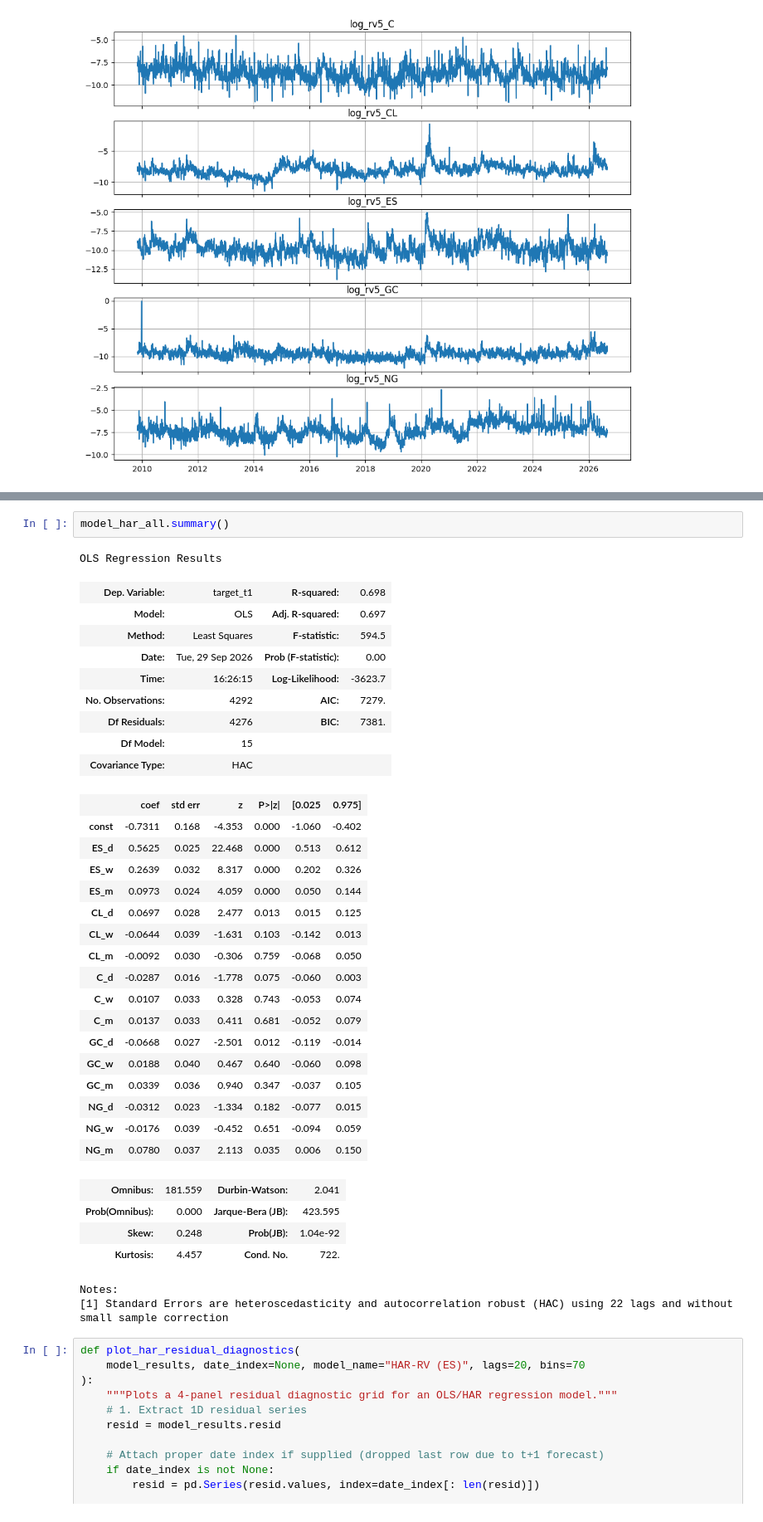
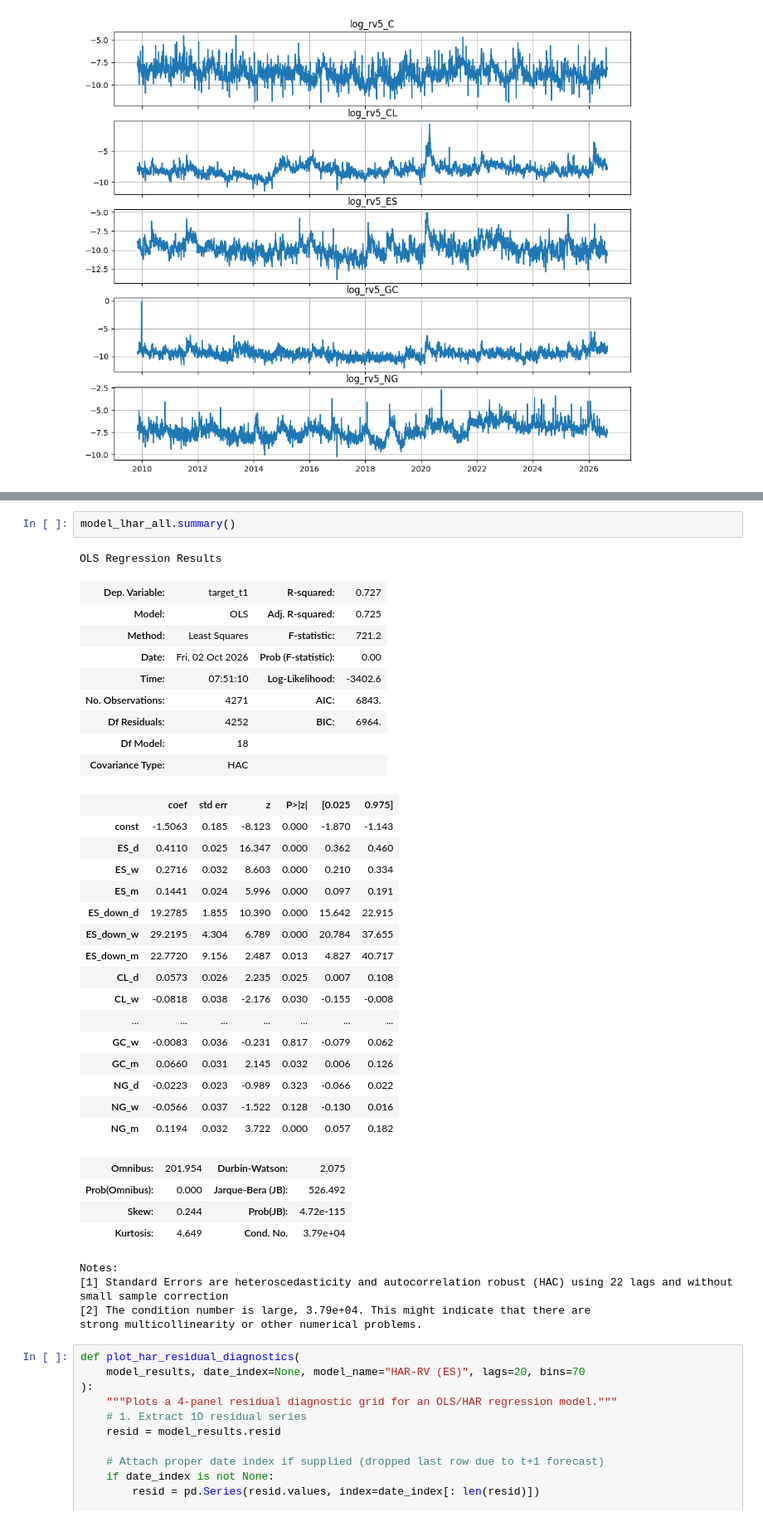
Before and after one commit to Deangr-econ/Quant_methods_project, a Jupyter notebook: HAR_QTFE.ipynb, the cells around one changed output, grey strips where cells are left out. Shown at 83% size. Cells and saved outputs as stored; diff of their text form.

```diff
--- a/HAR_QTFE.ipynb
+++ b/HAR_QTFE.ipynb
@@ -208,39 +320,40 @@ HAR-X (All 4)       0.6984   0.6973  7279.4583  7381.2904
 # %%
-model_har_all.summary()
+model_lhar_all.summary()
 # %% [output]
 OLS Regression Results
-| Dep. Variable: | target_t1 | R-squared: | 0.698 |
-| Model: | OLS | Adj. R-squared: | 0.697 |
-| Method: | Least Squares | F-statistic: | 594.5 |
-| Date: | Tue, 29 Sep 2026 | Prob (F-statistic): | 0.00 |
-| Time: | 16:26:15 | Log-Likelihood: | -3623.7 |
-| No. Observations: | 4292 | AIC: | 7279. |
-| Df Residuals: | 4276 | BIC: | 7381. |
-| Df Model: | 15 |  |  |
+| Dep. Variable: | target_t1 | R-squared: | 0.727 |
+| Model: | OLS | Adj. R-squared: | 0.725 |
+| Method: | Least Squares | F-statistic: | 721.2 |
+| Date: | Fri, 02 Oct 2026 | Prob (F-statistic): | 0.00 |
+| Time: | 07:51:10 | Log-Likelihood: | -3402.6 |
+| No. Observations: | 4271 | AIC: | 6843. |
+| Df Residuals: | 4252 | BIC: | 6964. |
+| Df Model: | 18 |  |  |
 | Covariance Type: | HAC |  |  |
 |  | coef | std err | z | P>|z| | [0.025 | 0.975] |
-| const | -0.7311 | 0.168 | -4.353 | 0.000 | -1.060 | -0.402 |
-| ES_d | 0.5625 | 0.025 | 22.468 | 0.000 | 0.513 | 0.612 |
-| ES_w | 0.2639 | 0.032 | 8.317 | 0.000 | 0.202 | 0.326 |
-| ES_m | 0.0973 | 0.024 | 4.059 | 0.000 | 0.050 | 0.144 |
-| CL_d | 0.0697 | 0.028 | 2.477 | 0.013 | 0.015 | 0.125 |
-| CL_w | -0.0644 | 0.039 | -1.631 | 0.103 | -0.142 | 0.013 |
-| CL_m | -0.0092 | 0.030 | -0.306 | 0.759 | -0.068 | 0.050 |
-| C_d | -0.0287 | 0.016 | -1.778 | 0.075 | -0.060 | 0.003 |
-| C_w | 0.0107 | 0.033 | 0.328 | 0.743 | -0.053 | 0.074 |
-| C_m | 0.0137 | 0.033 | 0.411 | 0.681 | -0.052 | 0.079 |
-| GC_d | -0.0668 | 0.027 | -2.501 | 0.012 | -0.119 | -0.014 |
-| GC_w | 0.0188 | 0.040 | 0.467 | 0.640 | -0.060 | 0.098 |
-| GC_m | 0.0339 | 0.036 | 0.940 | 0.347 | -0.037 | 0.105 |
-| NG_d | -0.0312 | 0.023 | -1.334 | 0.182 | -0.077 | 0.015 |
-| NG_w | -0.0176 | 0.039 | -0.452 | 0.651 | -0.094 | 0.059 |
-| NG_m | 0.0780 | 0.037 | 2.113 | 0.035 | 0.006 | 0.150 |
+| const | -1.5063 | 0.185 | -8.123 | 0.000 | -1.870 | -1.143 |
+| ES_d | 0.4110 | 0.025 | 16.347 | 0.000 | 0.362 | 0.460 |
+| ES_w | 0.2716 | 0.032 | 8.603 | 0.000 | 0.210 | 0.334 |
+| ES_m | 0.1441 | 0.024 | 5.996 | 0.000 | 0.097 | 0.191 |
+| ES_down_d | 19.2785 | 1.855 | 10.390 | 0.000 | 15.642 | 22.915 |
+| ES_down_w | 29.2195 | 4.304 | 6.789 | 0.000 | 20.784 | 37.655 |
+| ES_down_m | 22.7720 | 9.156 | 2.487 | 0.013 | 4.827 | 40.717 |
+| CL_d | 0.0573 | 0.026 | 2.235 | 0.025 | 0.007 | 0.108 |
+| CL_w | -0.0818 | 0.038 | -2.176 | 0.030 | -0.155 | -0.008 |
+| ... | ... | ... | ... | ... | ... | ... |
+| GC_w | -0.0083 | 0.036 | -0.231 | 0.817 | -0.079 | 0.062 |
+| GC_m | 0.0660 | 0.031 | 2.145 | 0.032 | 0.006 | 0.126 |
+| NG_d | -0.0223 | 0.023 | -0.989 | 0.323 | -0.066 | 0.022 |
+| NG_w | -0.0566 | 0.037 | -1.522 | 0.128 | -0.130 | 0.016 |
+| NG_m | 0.1194 | 0.032 | 3.722 | 0.000 | 0.057 | 0.182 |
-| Omnibus: | 181.559 | Durbin-Watson: | 2.041 |
-| Prob(Omnibus): | 0.000 | Jarque-Bera (JB): | 423.595 |
-| Skew: | 0.248 | Prob(JB): | 1.04e-92 |
-| Kurtosis: | 4.457 | Cond. No. | 722. |
+| Omnibus: | 201.954 | Durbin-Watson: | 2.075 |
+| Prob(Omnibus): | 0.000 | Jarque-Bera (JB): | 526.492 |
+| Skew: | 0.244 | Prob(JB): | 4.72e-115 |
+| Kurtosis: | 4.649 | Cond. No. | 3.79e+04 |
 Notes:
 [1] Standard Errors are heteroscedasticity and autocorrelation robust (HAC) using 22 lags and without small sample correction
+[2] The condition number is large, 3.79e+04. This might indicate that there are
+strong multicollinearity or other numerical problems.
 # %%
 def plot_har_residual_diagnostics(
     model_results, date_index=None, model_name="HAR-RV (ES)", lags=20, bins=70
```
Also changed, not shown: parts of 5 cells of this notebook.
